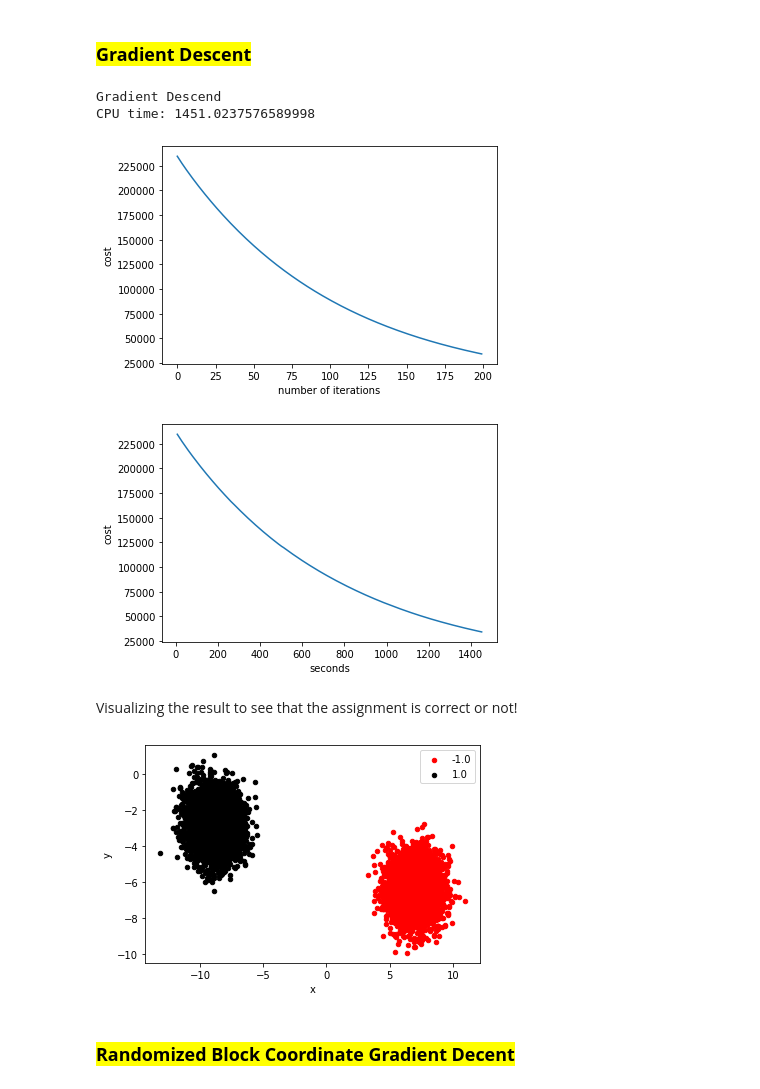
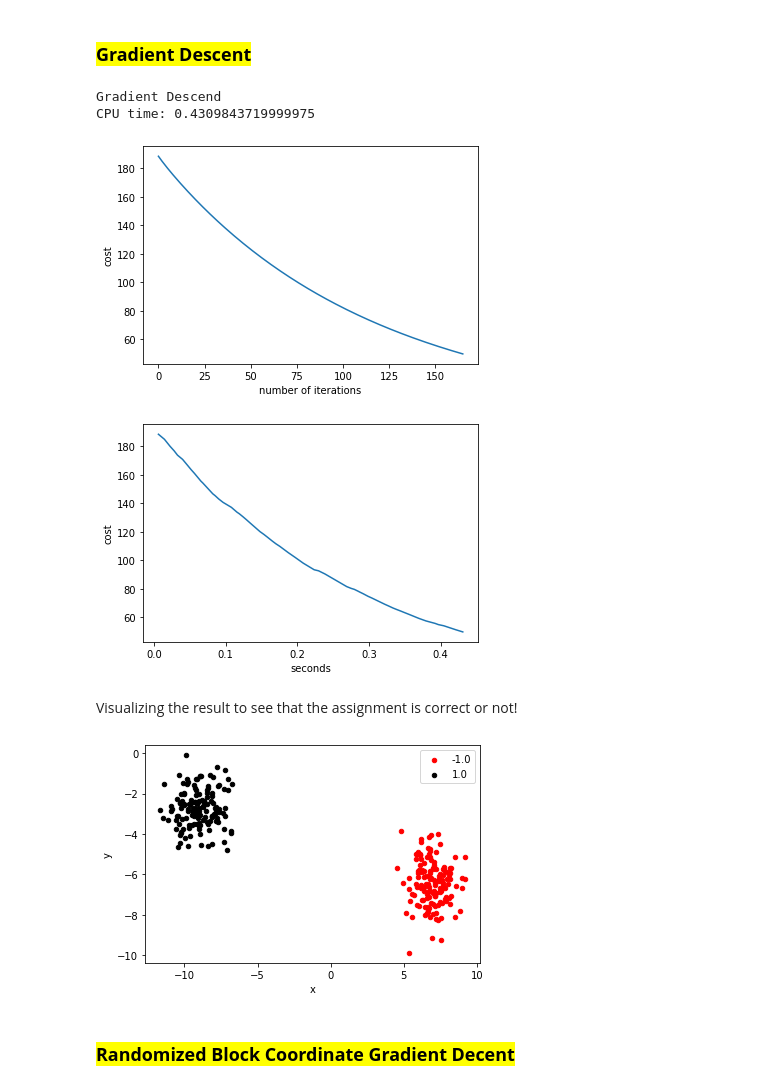
Before and after one commit to mojeee/OptimizationFor-DataScience, a Jupyter notebook: HW/Optimization.ipynb, the cells around one changed output. Saved outputs shown, nothing was run; the diff lists cells and outputs as text; code cells hidden in the pictures.

```diff
--- a/HW/Optimization.ipynb
+++ b/HW/Optimization.ipynb
@@ -22,7 +22,7 @@ from sklearn.metrics.pairwise import euclidean_distances
 # %%
 # generate 2d classification dataset
 np.random.seed(15)
-X, y = make_blobs(n_samples=10000, centers=2, n_features=2)
+X, y = make_blobs(n_samples=300, centers=2, n_features=2)
 x_Unlabeled ,x_labeled_bar,y1,y_label = train_test_split(X,y,test_size=0.02)
 
 print(f"Original size of X= {X.shape[0]}\tUnlabeled size = {x_Unlabeled.shape[0]}\tlabeled size = {x_labeled_bar.shape[0]}")
@@ -137,25 +137,25 @@ def cost_function(wij,wij_bar,y_unlabel,y_label):
   cost = term1 + 0.5*term2
   return cost
 # %%
-def dev_function(wij,wij_bar,y_unlabel,y_label,method,index=1,size=0):
+# def dev_function(wij,wij_bar,y_unlabel,y_label,method,index=1,size=0):
 
-  if method == "GD":
-    size = y_unlabel.shape[0]
+#  if method == "GD":
+#    size = y_unlabel.shape[0]
 
-  dev = np.zeros(size)
+#  dev = np.zeros(size)
 
-  for j in range(size):
-    term1=0.0
-    term2=0.0
+#  for j in range(size):
+#    term1=0.0
+#    term2=0.0
 
-    for i in range(len(y_label)):
-      term1 = term1 + wij[i,size*(index-1)+j] * (y_unlabel[size*(index-1)+j] - y_label[i])
+#    for i in range(len(y_label)):
+#      term1 = term1 + wij[i,size*(index-1)+j] * (y_unlabel[size*(index-1)+j] - y_label[i])
 
-    for i in range(len(y_unlabel)):
-      term2 = term2 + wij_bar[i,size*(index-1)+j]*(y_unlabel[size*(index-1)+j]-y_unlabel[i])
-    dev[j] = 2*(term1 + term2)
+#    for i in range(len(y_unlabel)):
+#      term2 = term2 + wij_bar[i,size*(index-1)+j]*(y_unlabel[size*(index-1)+j]-y_unlabel[i])
+#    dev[j] = 2*(term1 + term2)
 
-  return dev
+#  return dev
 # %%
 def dev_function(wij,wij_bar,y_unlabel,y_label,method,index=1,size=0):
 
@@ -198,43 +198,46 @@ def dev_function(wij,wij_bar,y_unlabel,y_label,method,index=1,size=0):
 # %% [markdown]
 ### <mark><b>Gradient Descent</b></mark>
 # %%
-alpha=0.0001
-num_iterations=200
-time_tracking_GD = np.zeros(num_iterations)
+alpha=0.003
+num_iterations=300
+time_tracking_GD = []
 
 y_unlabel = initialize_parameters(x_Unlabeled)
 wij,wij_bar = similarity(x_Unlabeled,x_labeled_bar,"Gaussian")
-cost_func_GD = np.zeros(num_iterations)
+cost_func_GD = []
 # %%
 t_start = process_time()
 
 for i in range(num_iterations):
   derivative = dev_function(wij,wij_bar,y_unlabel,y_label,method = "GD")
   y_unlabel = y_unlabel-alpha*derivative
-  cost_func_GD[i] = cost_function(wij,wij_bar,y_unlabel,y_label)
-  time_tracking_GD[i] = process_time() - t_start
+  cost_func_GD.append(cost_function(wij,wij_bar,y_unlabel,y_label))
+  time_tracking_GD.append(process_time() - t_start)
+  if cost_func_GD[i] <= 50:
+    break
 
 t_stop = process_time()
 # %%
 time_GD = t_stop - t_start
 
 print("Gradient Descend")
 print("CPU time:", time_GD)
 
-sns.lineplot(x= range(num_iterations),y=cost_func_GD)
+sns.lineplot(x= range(len(cost_func_GD)),y=cost_func_GD)
 plt.xlabel("number of iterations")
 plt.ylabel("cost")
 plt.show()
+
 
 sns.lineplot(x= time_tracking_GD,y=cost_func_GD)
 plt.xlabel("seconds")
 plt.ylabel("cost")
 plt.show()
 # %% [output]
 Gradient Descend
-CPU time: 1451.0237576589998
+CPU time: 0.4309843719999975
-[figure, old version]
+[figure, new version]
-[figure, old version]
+[figure, new version]
 # %% [markdown]
 Visualizing the result to see that the assignment is correct or not!
 # %%
@@ -249,7 +252,7 @@ for key, group in grouped:
     group.plot(ax=ax, kind='scatter', x='x', y='y', label=key, color=colors[key])
 pyplot.show()
 # %% [output]
-[figure, old version]
+[figure, new version]
 # %% [markdown]
 ### <mark><b>Randomized Block Coordinate Gradient Decent</b></mark>
 # %% [markdown]
```
Also changed, not shown: parts of 12 cells of this notebook, 1 other file.
